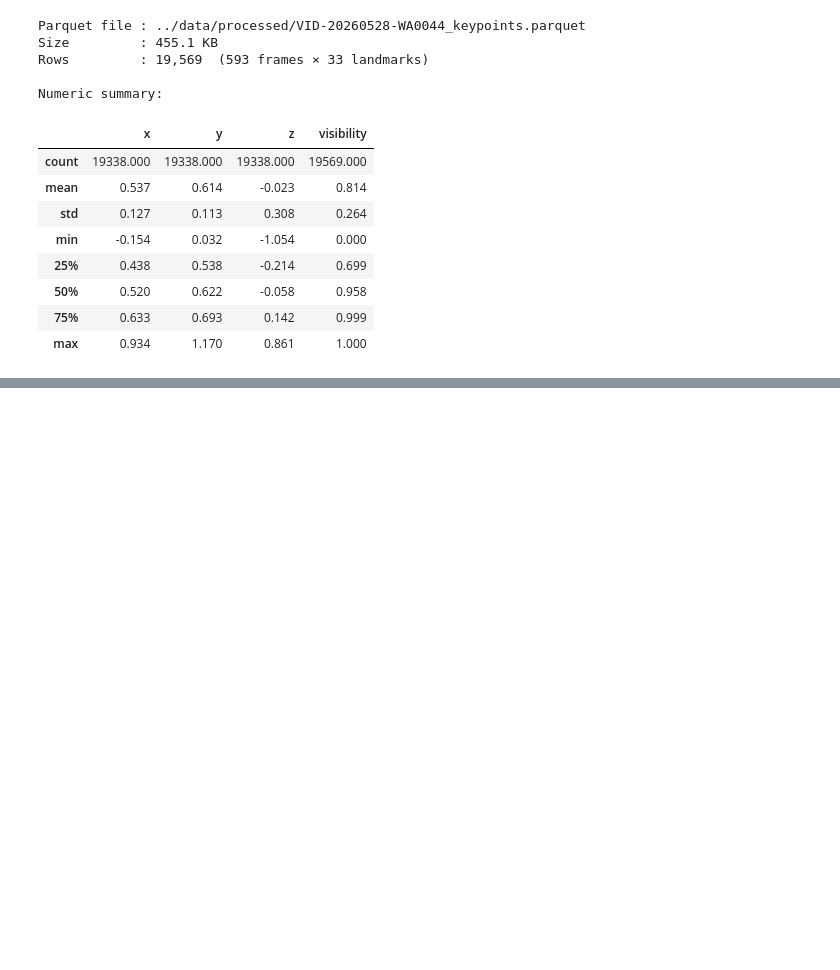
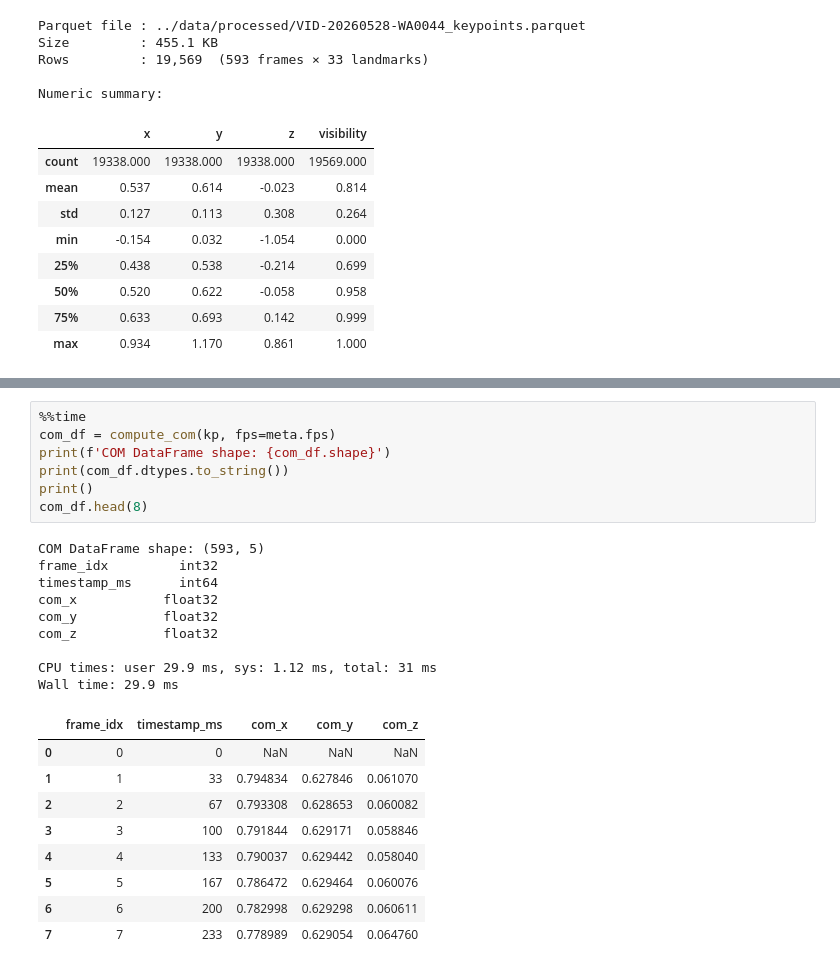
Before and after one commit to GalKepler/kinema, a Jupyter notebook: notebooks/01_pipeline_demo.ipynb, the cells around one changed output, grey strips where cells are left out. Saved outputs shown, nothing was run; the diff lists cells and outputs as text; blank space fills up the shorter version.

```diff
--- a/notebooks/01_pipeline_demo.ipynb
+++ b/notebooks/01_pipeline_demo.ipynb
@@ -385,0 +430,26 @@ Numeric summary:
+# %%
+%%time
+com_df = compute_com(kp, fps=meta.fps)
+print(f'COM DataFrame shape: {com_df.shape}')
+print(com_df.dtypes.to_string())
+print()
+com_df.head(8)
+# %% [output]
+COM DataFrame shape: (593, 5)
+frame_idx         int32
+timestamp_ms      int64
+com_x           float32
+com_y           float32
+com_z           float32
+
+CPU times: user 29.9 ms, sys: 1.12 ms, total: 31 ms
+Wall time: 29.9 ms
+|  | frame_idx | timestamp_ms | com_x | com_y | com_z |
+| 0 | 0 | 0 | NaN | NaN | NaN |
+| 1 | 1 | 33 | 0.794834 | 0.627846 | 0.061070 |
+| 2 | 2 | 67 | 0.793308 | 0.628653 | 0.060082 |
+| 3 | 3 | 100 | 0.791844 | 0.629171 | 0.058846 |
+| 4 | 4 | 133 | 0.790037 | 0.629442 | 0.058040 |
+| 5 | 5 | 167 | 0.786472 | 0.629464 | 0.060076 |
+| 6 | 6 | 200 | 0.782998 | 0.629298 | 0.060611 |
+| 7 | 7 | 233 | 0.778989 | 0.629054 | 0.064760 |
```
Also changed, not shown: parts of 9 cells of this notebook, 7 other files.
